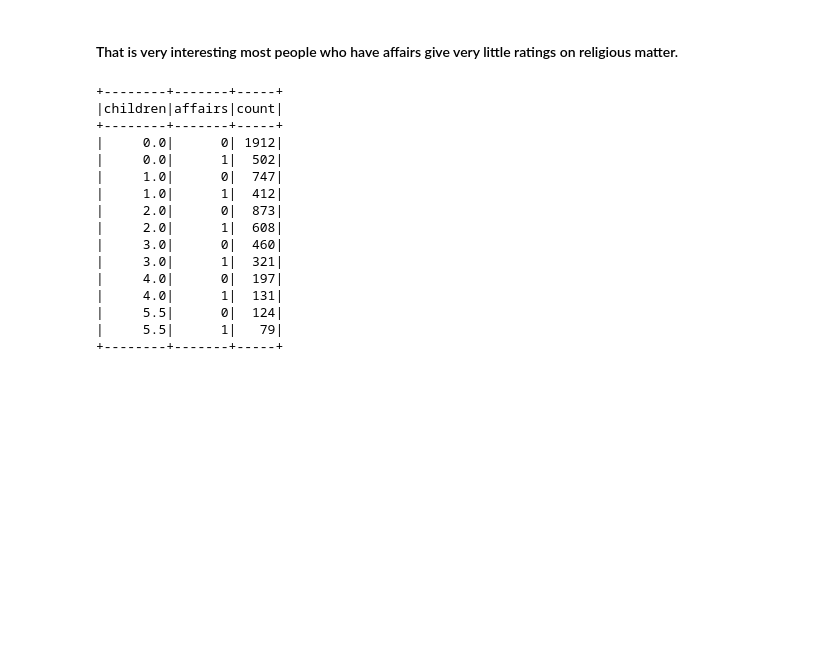
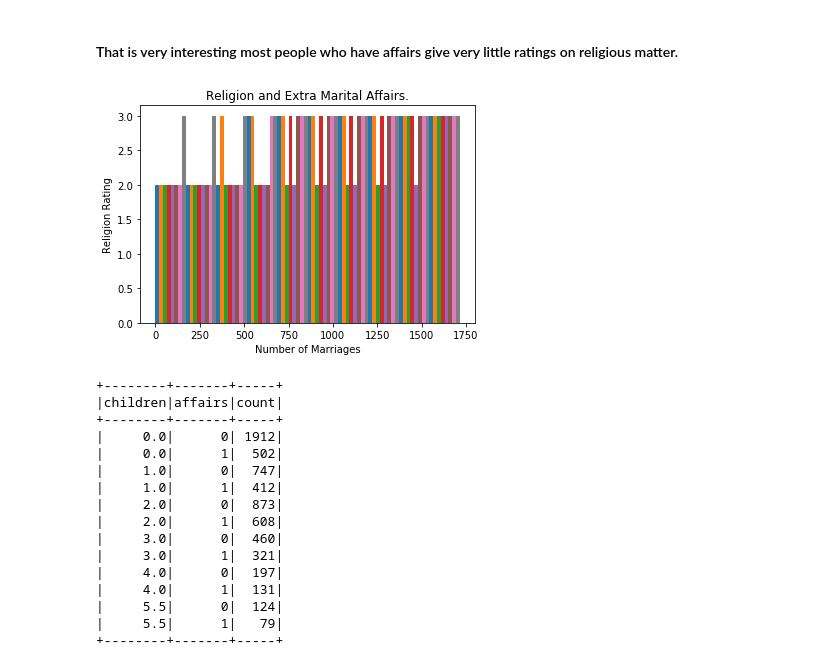
Before and after one commit to gyleodhis/Modelling-Mariage-Issues-in-Kenya-Using-Random-Forest, a Jupyter notebook: random-forest.ipynb, the cells around one changed output. Saved outputs shown, nothing was run; the diff lists cells and outputs as text; code cells hidden in the pictures; blank space fills up the shorter version.

```diff
--- a/random-forest.ipynb
+++ b/random-forest.ipynb
@@ -116,7 +159,8 @@ df.groupBy("rate_marriage", "affairs").count().orderBy("rate_marriage","affairs"
 # %% [markdown]
 #### Clearly, the figures indicate a high percentage of people having affairs when rating their marriages low. This might prove to be a useful feature for the prediction.
 # %%
-df.groupBy('religious','affairs').count().orderBy('religious','affairs','count',ascending=True).show()
+religion_df = df.groupBy('religious','affairs').count().orderBy('religious','affairs','count',ascending=True)
+religion_df.show()
 # %% [output]
 +---------+-------+-----+
 |religious|affairs|count|
@@ -132,6 +176,15 @@ df.groupBy('religious','affairs').count().orderBy('religious','affairs','count',
 +---------+-------+-----+
 # %% [markdown]
 #### That is very interesting most people who have affairs give very little ratings on religious matter.
+# %%
+religion_df1 = religion_df.toPandas()
+plt.hist(religion_df1, rwidth=3, cumulative=True)
+plt.title("Religion and Extra Marital Affairs.")
+plt.xlabel("Number of Marriages")
+plt.ylabel("Religion Rating")
+plt.show()
+# %% [output]
+[figure, added]
 # %%
 df.groupBy('children','affairs').count().orderBy('children','affairs','count',ascending=True).show()
 # %% [output]
```
Also changed, not shown: parts of 15 cells of this notebook.
